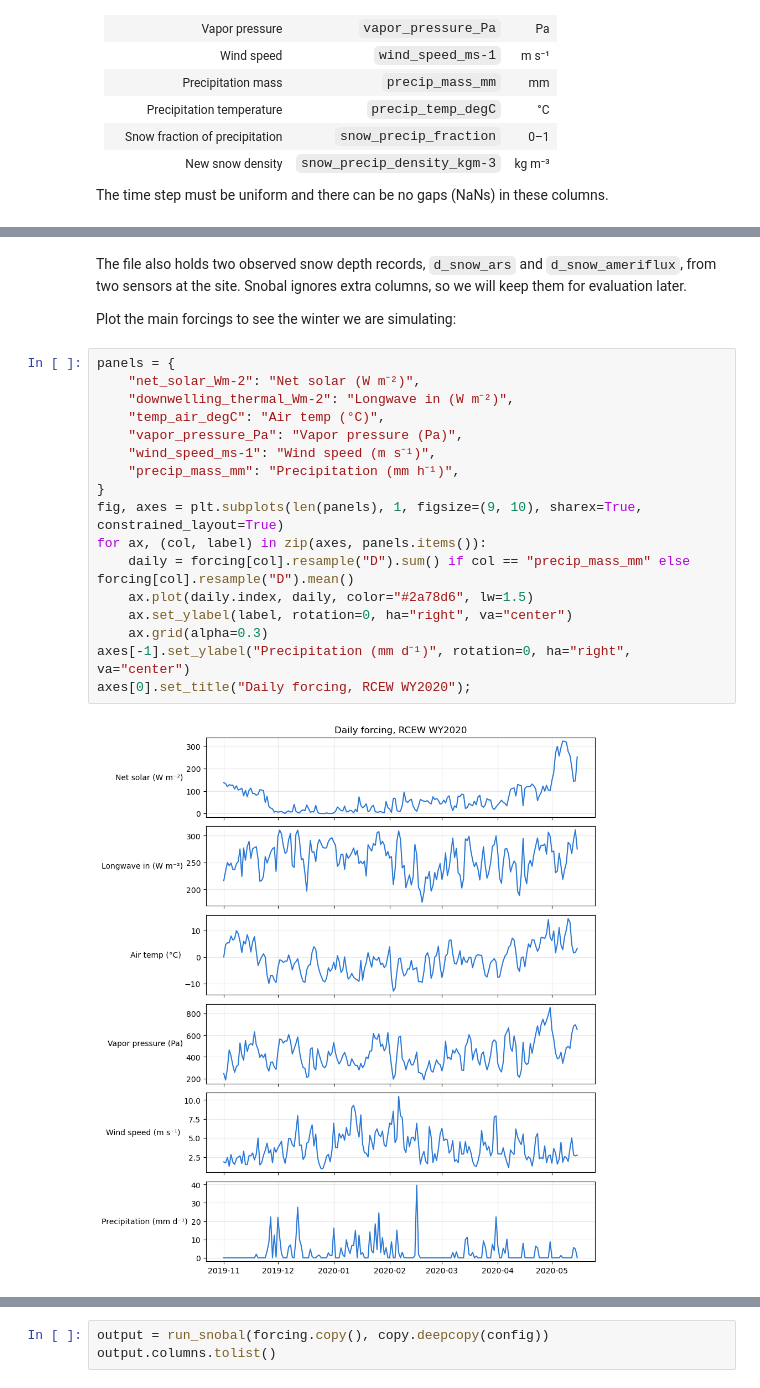
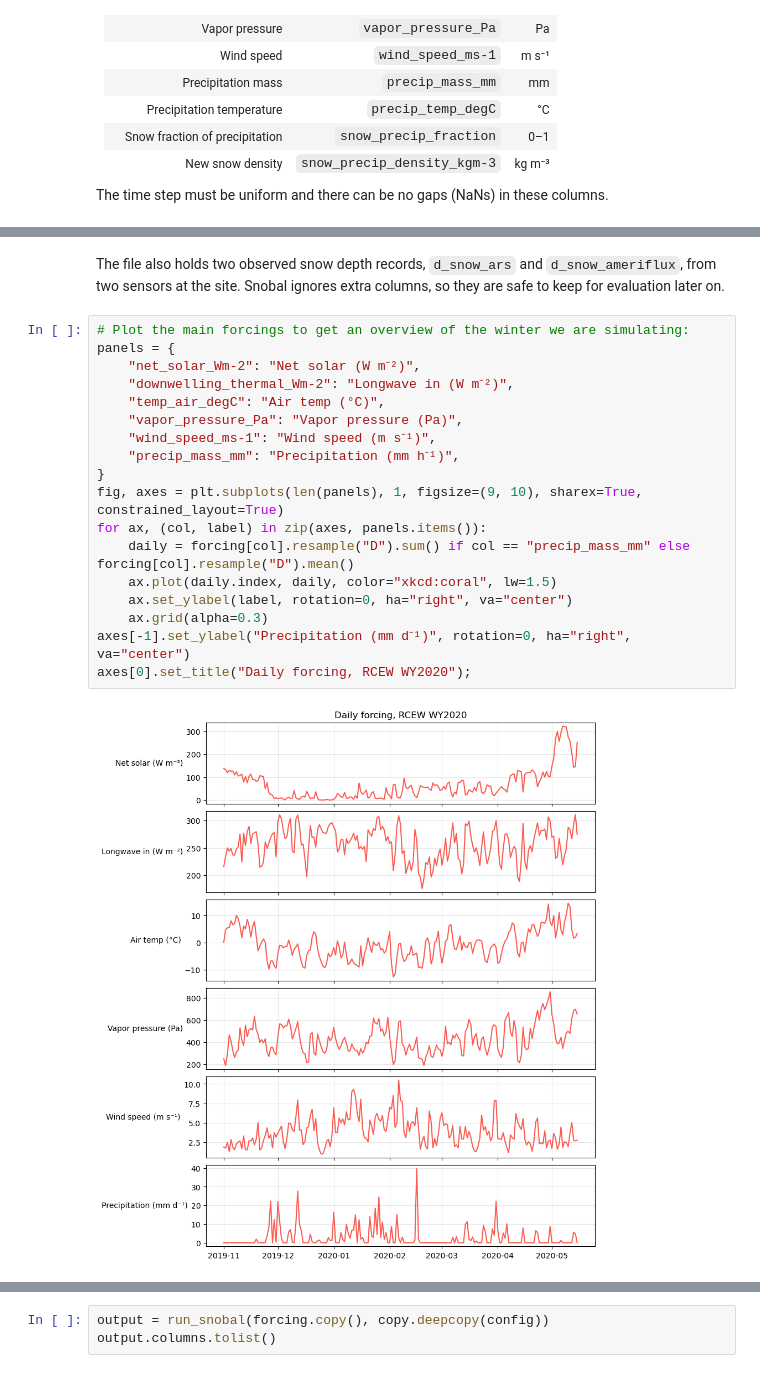
Before and after one commit to jmichellehu/model_setup, a Jupyter notebook: docs/run_snobal.ipynb, the cells around one changed output, grey strips where cells are left out. Cells and saved outputs as stored; diff of their text form.

Commit message:
docs - snobal nb
Update coloring to match model output in tbc analysis section

```diff
--- a/docs/run_snobal.ipynb
+++ b/docs/run_snobal.ipynb
@@ -76,28 +79,27 @@ forcing.head()
 # %% [markdown]
 The file also holds two observed snow depth records, `d_snow_ars` and
 `d_snow_ameriflux`, from two sensors at the site. Snobal ignores extra columns, so
-we will keep them for evaluation later.
-
-Plot the main forcings to see the winter we are simulating:
+they are safe to keep for evaluation later on.
 # %%
+# Plot the main forcings to get an overview of the winter we are simulating:
 panels = {
     "net_solar_Wm-2": "Net solar (W m⁻²)",
     "downwelling_thermal_Wm-2": "Longwave in (W m⁻²)",
     "temp_air_degC": "Air temp (°C)",
     "vapor_pressure_Pa": "Vapor pressure (Pa)",
     "wind_speed_ms-1": "Wind speed (m s⁻¹)",
     "precip_mass_mm": "Precipitation (mm h⁻¹)",
 }
 fig, axes = plt.subplots(len(panels), 1, figsize=(9, 10), sharex=True, constrained_layout=True)
 for ax, (col, label) in zip(axes, panels.items()):
     daily = forcing[col].resample("D").sum() if col == "precip_mass_mm" else forcing[col].resample("D").mean()
-    ax.plot(daily.index, daily, color="#2a78d6", lw=1.5)
+    ax.plot(daily.index, daily, color="xkcd:coral", lw=1.5)
     ax.set_ylabel(label, rotation=0, ha="right", va="center")
     ax.grid(alpha=0.3)
 axes[-1].set_ylabel("Precipitation (mm d⁻¹)", rotation=0, ha="right", va="center")
 axes[0].set_title("Daily forcing, RCEW WY2020");
 # %% [output]
-[figure, old version]
+[figure, new version]
 # %% [markdown]
 ## Configure the model
 
```
Also changed, not shown: parts of 15 cells of this notebook, 2 other files.
